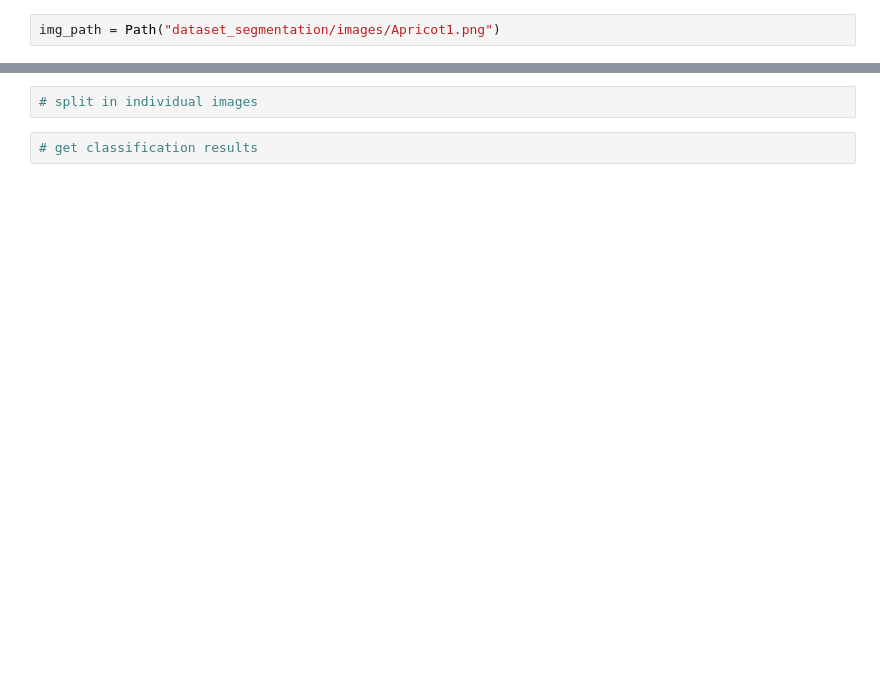
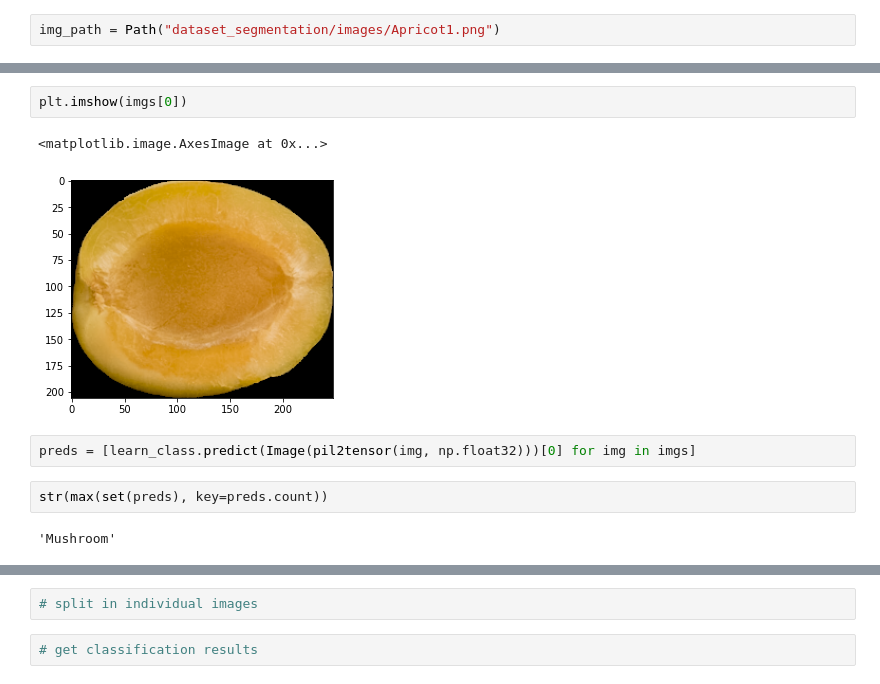
Before and after one commit to mone27/fruit-detection, a Jupyter notebook: Inference.ipynb, the cells around one changed output, grey strips where cells are left out. Drawn from its saved outputs; the diff is of its cells as text; blank space fills up the shorter version.

```diff
--- a/Inference.ipynb
+++ b/Inference.ipynb
@@ -55,0 +32,11 @@ learn_class = load_learner("dataset_classification", "Classification_resnet18_13
+# %%
+plt.imshow(imgs[0])
+# %% [output]
+<matplotlib.image.AxesImage at 0x...>
+[figure, added]
+# %%
+preds = [learn_class.predict(Image(pil2tensor(img, np.float32)))[0] for img in imgs]
+# %%
+str(max(set(preds), key=preds.count))
+# %% [output]
+'Mushroom'
```
Also changed, not shown: parts of 28 cells of this notebook, 6 other files.
